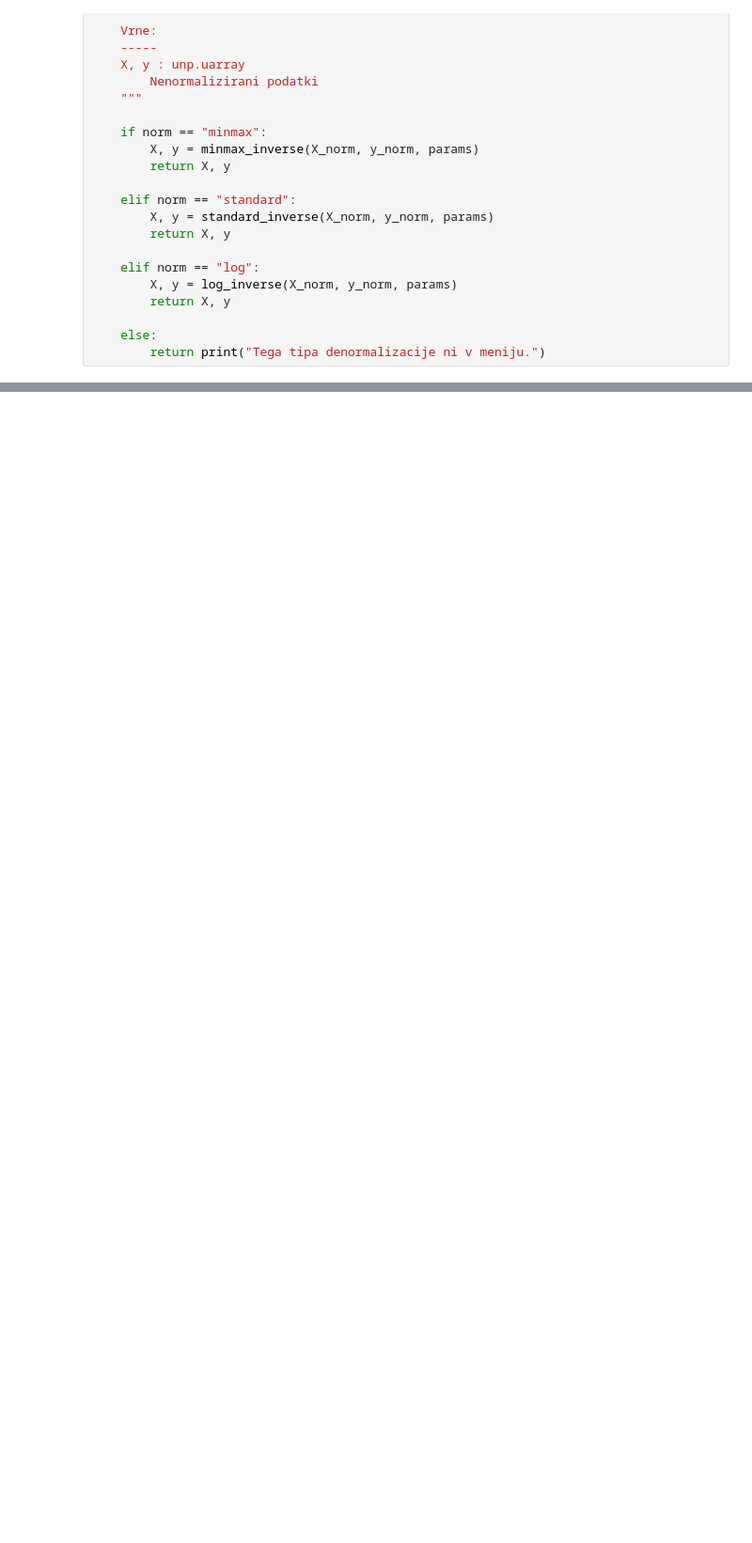
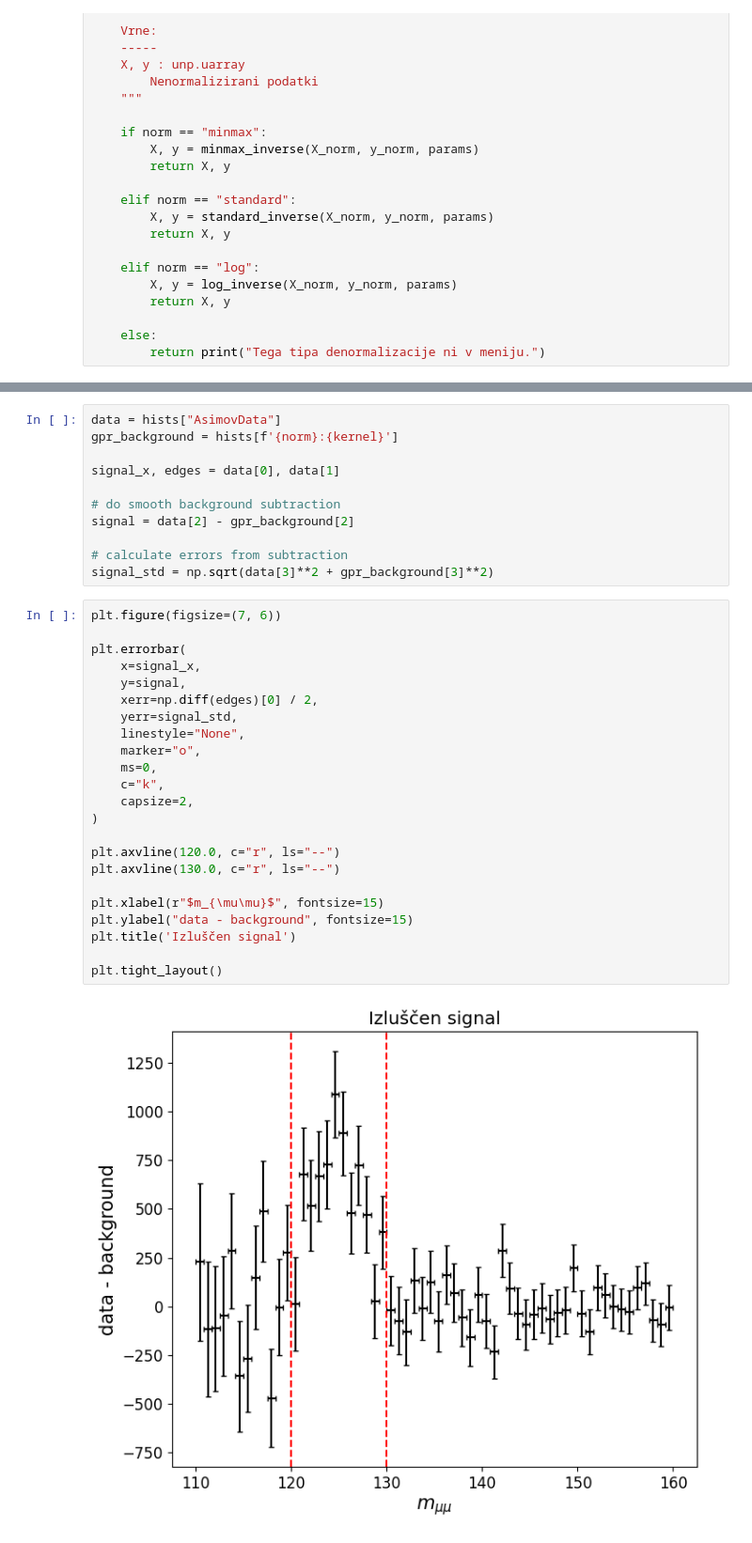
Before and after one commit to tadejkooo/PSUF, a Jupyter notebook: PSUF1/python1/GPR.ipynb, the cells around one changed output, grey strips where cells are left out. Shown at 94% size. Drawn from its saved outputs; the diff is of its cells as text; blank space fills up the shorter version.

Commit message:
Analiziral signal z Gaussovskimi procesi

```diff
--- a/PSUF1/python1/GPR.ipynb
+++ b/PSUF1/python1/GPR.ipynb
@@ -556,0 +576,36 @@ plt.savefig()
+# %%
+data = hists["AsimovData"]
+gpr_background = hists[f'{norm}:{kernel}']
+
+signal_x, edges = data[0], data[1]
+
+# do smooth background subtraction
+signal = data[2] - gpr_background[2]
+
+# calculate errors from subtraction
+signal_std = np.sqrt(data[3]**2 + gpr_background[3]**2)
+# %%
+plt.figure(figsize=(7, 6))
+
+plt.errorbar(
+    x=signal_x,
+    y=signal,
+    xerr=np.diff(edges)[0] / 2,
+    yerr=signal_std,
+    linestyle="None",
+    marker="o",
+    ms=0,
+    c="k",
+    capsize=2,
+)
+
+plt.axvline(120.0, c="r", ls="--")
+plt.axvline(130.0, c="r", ls="--")
+
+plt.xlabel(r"$m_{\mu\mu}$", fontsize=15)
+plt.ylabel("data - background", fontsize=15)
+plt.title('Izluščen signal')
+
+plt.tight_layout()
+# %% [output]
+[figure, added]
```
Also changed, not shown: parts of 17 cells of this notebook, 10 other files.
